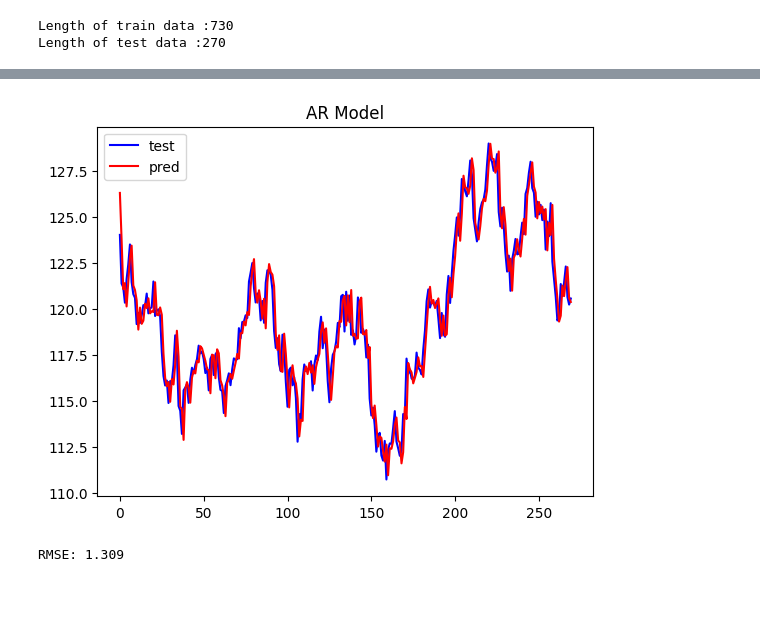
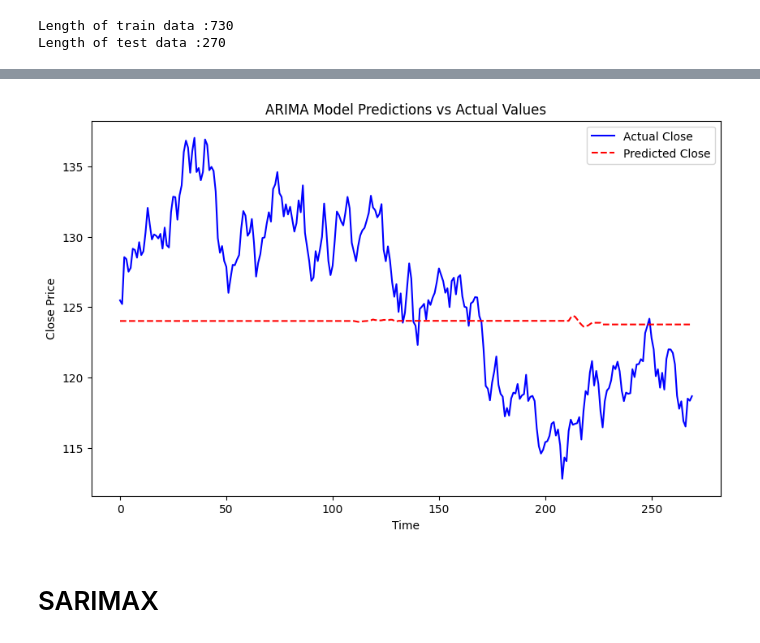
Before and after one commit to sowmya-sadhu/Stock-Market-Analysis, a Jupyter notebook: Stock_Market_Simulation.ipynb, the cells around one changed output, grey strips where cells are left out. Cells and saved outputs as stored; diff of their text form; code cells hidden in the pictures; blank space fills up the shorter version.

```diff
--- a/Stock_Market_Simulation.ipynb
+++ b/Stock_Market_Simulation.ipynb
@@ -345,8 +522,8 @@ y_train = df_train['Close']
 # %%
 #prepare test data
 dt_test = stock_market[stock_market['year']>=2024]
-X_test = dt_test.drop(['Close'],axis=1)
-y_test = dt_test['Close']
+X_test = dt_test.drop(['Close_diff'],axis=1)
+y_test = dt_test['Close_diff']
 # %%
 print(f'Length of train data :{len(df_train)}' )
 print(f'Length of test data :{len(dt_test)}' )
@@ -356,16 +533,15 @@ Length of test data :270
 # %%
 #AR Model
 #training will be 73%, test will be 27% as per our model
-from sklearn.metrics import mean_squared_error
-from statsmodels.tsa.arima.model import ARIMA
-from numpy.linalg import LinAlgError
+import warnings
+warnings.filterwarnings("ignore")
 
 history = [x for x in y_train]
 predictions = list()
 y_test = y_test.reset_index(drop=True)
 for t in range(len(y_test)):
     try:
-        model = ARIMA(history, order=(4,1,2))
+        model = ARIMA(history, order=(2,1,0))
         model_fit = model.fit()
         output = model_fit.forecast()
         yhat = output[0]
@@ -375,10 +551,27 @@ for t in range(len(y_test)):
     except (ValueError, LinAlgError):
         pass
     print('predicted=%f, expected=%f' % (yhat, obs))
+
 error = mean_squared_error(y_test, predictions)
 rmse = mean_squared_error(y_test, predictions)**0.5
 print('Test MSE: %.3f' % rmse)
 
+# Inverse transformation of predictions
+# Get the last log(Close) from training set
+start_index = len(y_train)
+last_log_close = ts_log.iloc[start_index]
+
+#Reconstruct log(Close) using cumulative sum of predictions
+reconstructed_log_close = pd.Series(predictions).cumsum() + last_log_close
+#Inverse log to get predicted Close prices
+reconstructed_close = np.exp(reconstructed_log_close)
+
+#Also invert y_test for comparison
+actual_log_close = y_test.cumsum() + last_log_close
+actual_close = np.exp(actual_log_close)
+
+#Mean square error
 from math import sqrt
-rms = sqrt(mean_squared_error(y_test, predictions))
+rmse= sqrt(mean_squared_error(actual_close, reconstructed_close))
+print('RMSE: %.6f' % rmse)
 # %% [output]
@@ -402,16 +670,14 @@ Test MSE: 1.144
 # %%
-#plot test and predict
-plt.plot(y_test, color = 'blue', label='test')
-plt.plot(predictions, color='red', label='pred')
-plt.title('AR Model')
+# plot ARIMA model.
+plt.figure(figsize=(10, 6))
+plt.plot(actual_close.values, label='Actual Close', color='blue')
+plt.plot(reconstructed_close.values, label="Predicted Close",color='red', linestyle='--')
+plt.title('ARIMA Model Predictions vs Actual Values')
+plt.xlabel('Time')
+plt.ylabel('Close Price')
 plt.legend()
 plt.show()
 # %% [output]
-[figure, old version]
+[figure, new version]
-# %%
-#Mean square error
-from sklearn.metrics import mean_squared_error
-rmse= mean_squared_error(y_test, predictions)
-print('RMSE: %.3f' % rmse)
-# %% [output]
-RMSE: 1.309
+# %% [markdown]
+# SARIMAX
```
Also changed, not shown: parts of 53 cells of this notebook.
